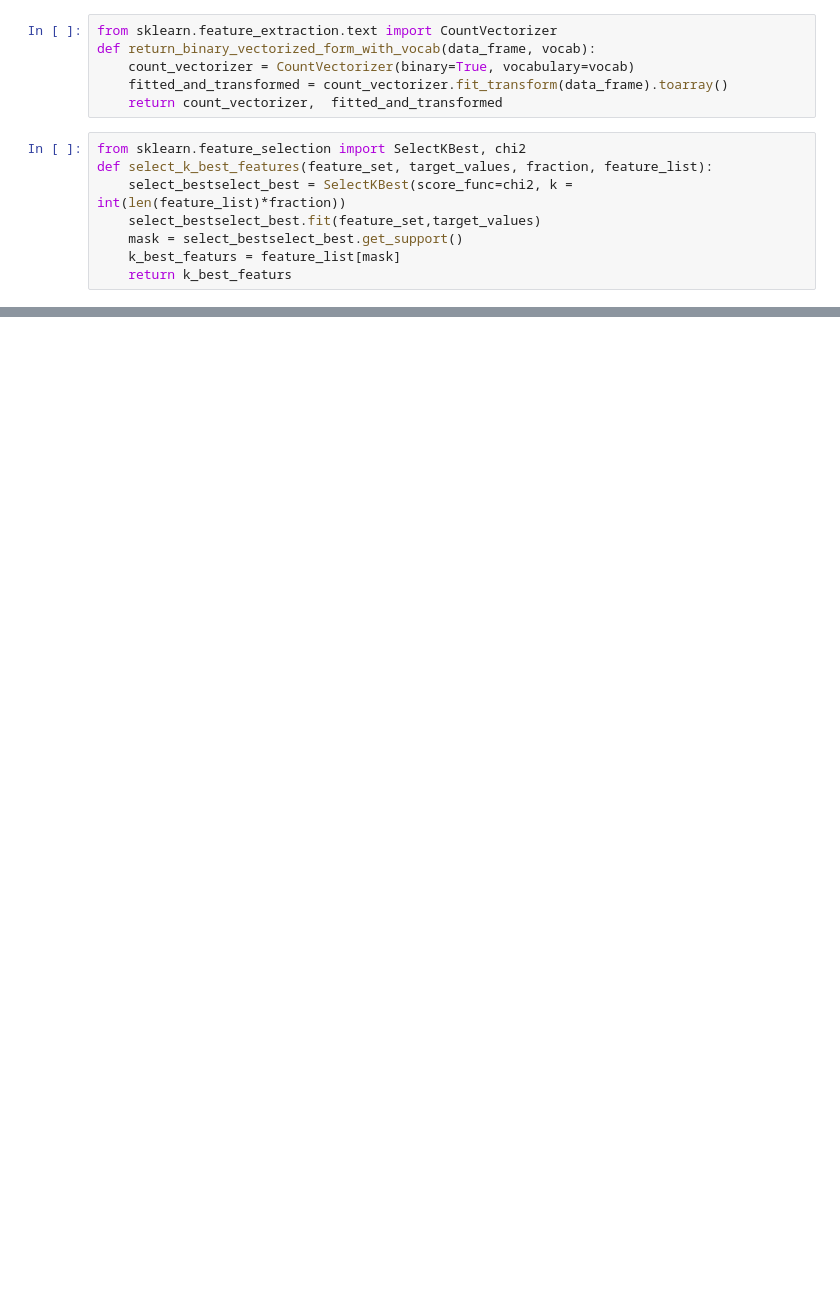
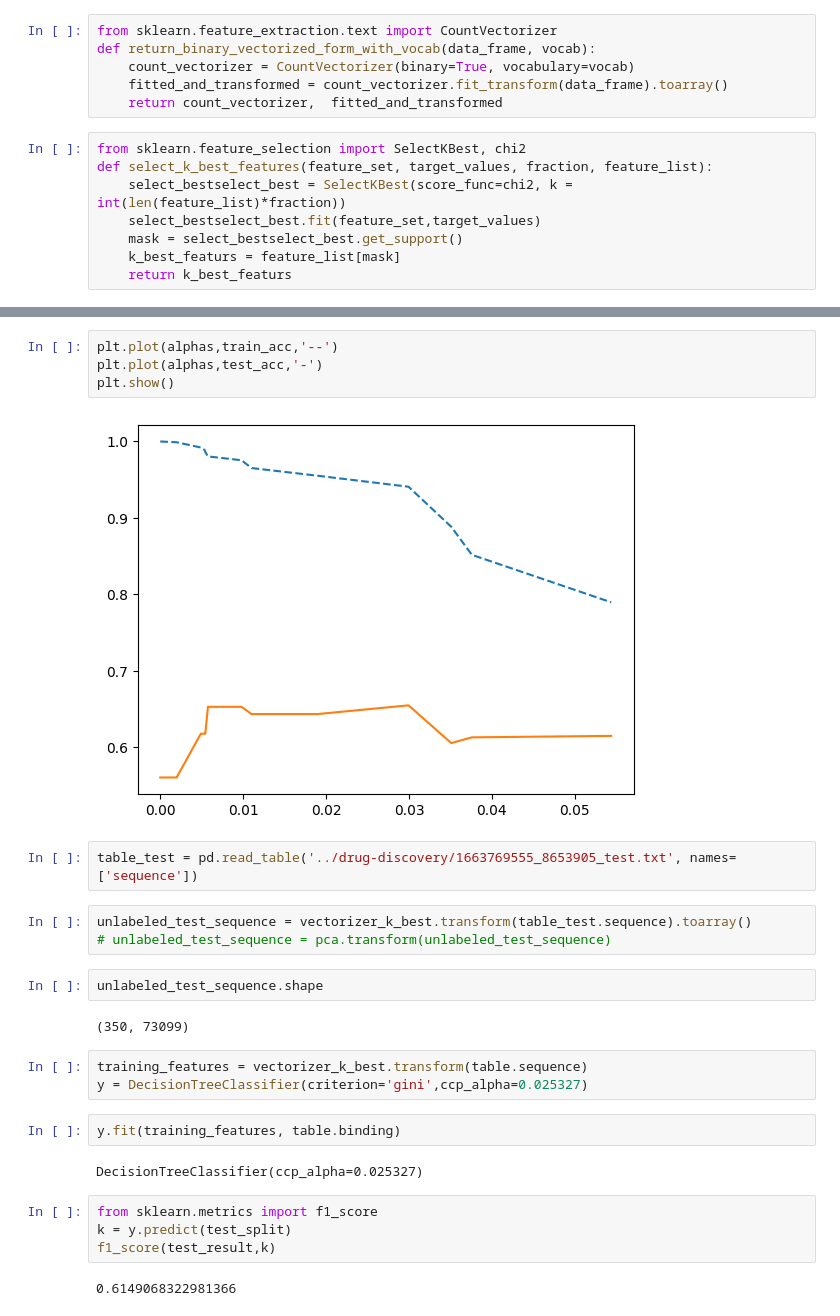
Before and after one commit to bhaba-ranjan/drug-discovery-ANN, a Jupyter notebook: decision-trees.ipynb, the cells around one changed output, grey strips where cells are left out. Saved outputs shown, nothing was run; the diff lists cells and outputs as text; blank space fills up the shorter version.

```diff
--- a/decision-trees.ipynb
+++ b/decision-trees.ipynb
@@ -175,0 +196,28 @@ outfile.close()
+# %%
+plt.plot(alphas,train_acc,'--')
+plt.plot(alphas,test_acc,'-')
+plt.show()
+# %% [output]
+[figure, added]
+# %%
+table_test = pd.read_table('../drug-discovery/1663769555_8653905_test.txt', names=['sequence'])
+# %%
+unlabeled_test_sequence = vectorizer_k_best.transform(table_test.sequence).toarray()
+# unlabeled_test_sequence = pca.transform(unlabeled_test_sequence)
+# %%
+unlabeled_test_sequence.shape
+# %% [output]
+(350, 73099)
+# %%
+training_features = vectorizer_k_best.transform(table.sequence)
+y = DecisionTreeClassifier(criterion='gini',ccp_alpha=0.025327)
+# %%
+y.fit(training_features, table.binding)
+# %% [output]
+DecisionTreeClassifier(ccp_alpha=0.025327)
+# %%
+from sklearn.metrics import f1_score
+k = y.predict(test_split)
+f1_score(test_result,k)
+# %% [output]
+0.6149068322981366
```
Also changed, not shown: parts of 44 cells of this notebook.
